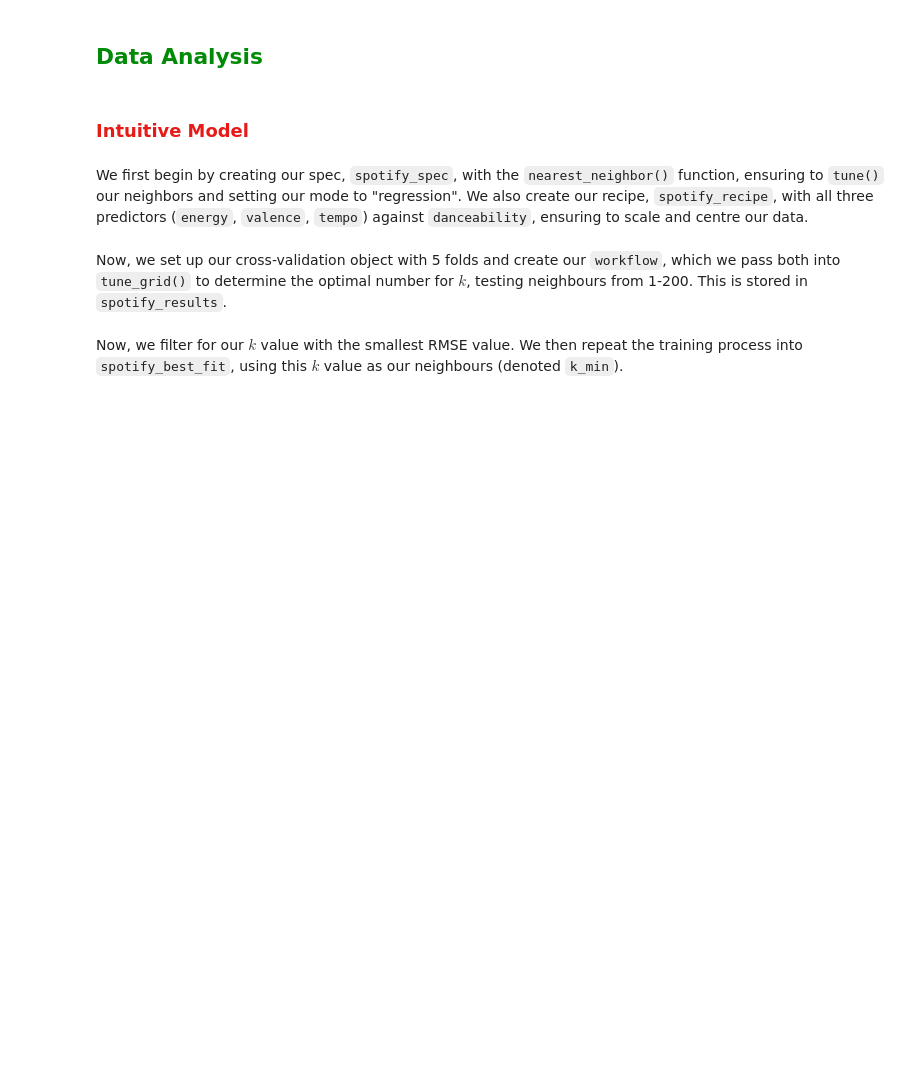
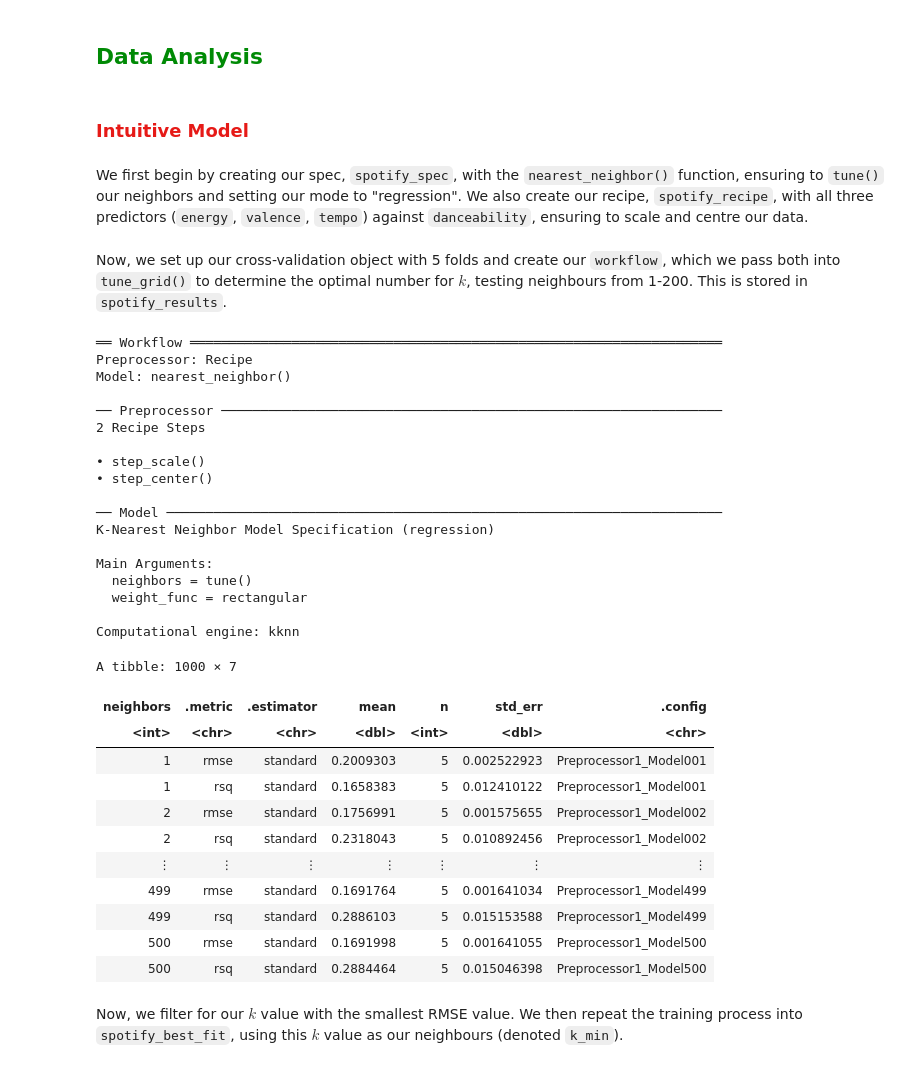
Before and after one commit to eshuaiii/dsci-100-2022w1-group-79, a Jupyter notebook: 79_project_report.ipynb, the cells around one changed output. Cells and saved outputs as stored; diff of their text form; code cells hidden in the pictures; blank space fills up the shorter version.

```diff
--- a/79_project_report.ipynb
+++ b/79_project_report.ipynb
@@ -384,18 +384,49 @@ spotify_recipe <- recipe(danceability ~ ., data = spotify_training_intuitive_uns
 Now, we set up our cross-validation object with 5 folds and create our `workflow`, which we pass both into `tune_grid()` to determine the optimal number for $k$, testing neighbours from 1-200. This is stored in `spotify_results`.
 # %%
 # ========== Perform cross-validation ==========
-# spotify_vfold <- vfold_cv(spotify_training_intuitive_unscaled, v = 5, strata = danceability)
-# spotify_workflow <- workflow() |>
-#     add_recipe(spotify_recipe) |>
-#     add_model(spotify_spec)
-# spotify_workflow
+spotify_vfold <- vfold_cv(spotify_training_intuitive_unscaled, v = 5, strata = danceability)
+spotify_workflow <- workflow() |>
+    add_recipe(spotify_recipe) |>
+    add_model(spotify_spec)
+spotify_workflow
 
 # ========== Test 1-200 neighbours and collect results ==========
-# gridvals <- tibble(neighbors = seq(1, 500))
-# spotify_results <- spotify_workflow |>
-#     tune_grid(resamples = spotify_vfold, grid = gridvals) |>
-#     collect_metrics()
-# spotify_results
+gridvals <- tibble(neighbors = seq(1, 500))
+spotify_results <- spotify_workflow |>
+    tune_grid(resamples = spotify_vfold, grid = gridvals) |>
+    collect_metrics()
+spotify_results
+# %% [output]
+══ Workflow ════════════════════════════════════════════════════════════════════
+Preprocessor: Recipe
+Model: nearest_neighbor()
+
+── Preprocessor ────────────────────────────────────────────────────────────────
+2 Recipe Steps
+
+• step_scale()
+• step_center()
+
+── Model ───────────────────────────────────────────────────────────────────────
+K-Nearest Neighbor Model Specification (regression)
+
+Main Arguments:
+  neighbors = tune()
+  weight_func = rectangular
+
+Computational engine: kknn
+A tibble: 1000 × 7
+| neighbors | .metric | .estimator | mean | n | std_err | .config |
+| <int> | <chr> | <chr> | <dbl> | <int> | <dbl> | <chr> |
+| 1 | rmse | standard | 0.2009303 | 5 | 0.002522923 | Preprocessor1_Model001 |
+| 1 | rsq | standard | 0.1658383 | 5 | 0.012410122 | Preprocessor1_Model001 |
+| 2 | rmse | standard | 0.1756991 | 5 | 0.001575655 | Preprocessor1_Model002 |
+| 2 | rsq | standard | 0.2318043 | 5 | 0.010892456 | Preprocessor1_Model002 |
+| ⋮ | ⋮ | ⋮ | ⋮ | ⋮ | ⋮ | ⋮ |
+| 499 | rmse | standard | 0.1691764 | 5 | 0.001641034 | Preprocessor1_Model499 |
+| 499 | rsq | standard | 0.2886103 | 5 | 0.015153588 | Preprocessor1_Model499 |
+| 500 | rmse | standard | 0.1691998 | 5 | 0.001641055 | Preprocessor1_Model500 |
+| 500 | rsq | standard | 0.2884464 | 5 | 0.015046398 | Preprocessor1_Model500 |
 # %% [markdown]
 Now, we filter for our $k$ value with the smallest RMSE value. We then repeat the training process into `spotify_best_fit`, using this $k$ value as our neighbours (denoted `k_min`).
 # %%
```
Also changed, not shown: parts of 8 cells of this notebook.
